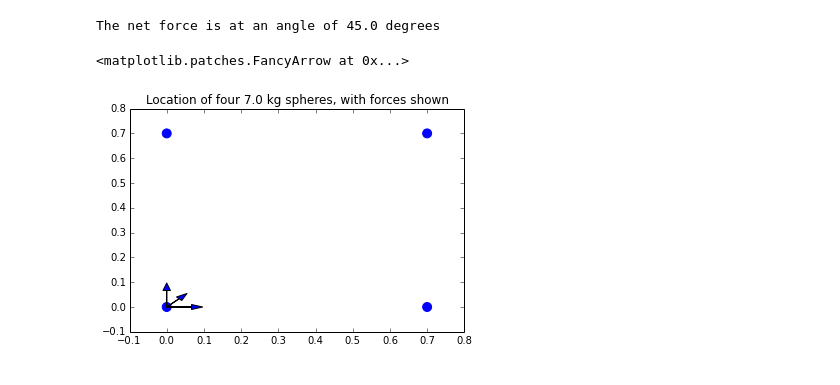
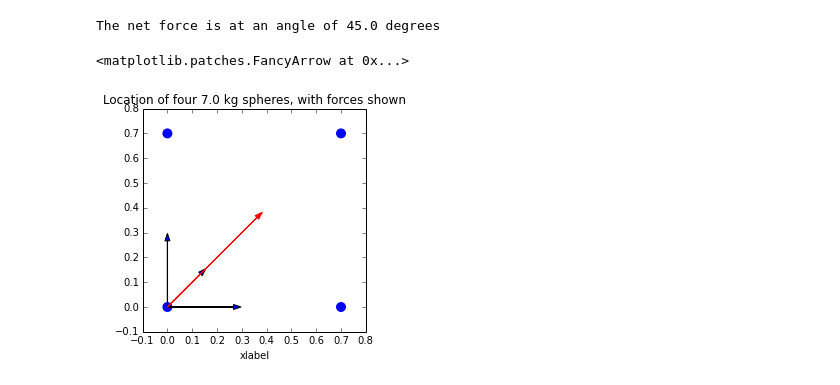
Before and after one commit to andy-esch/ipynb_classroom, a Jupyter notebook: PS 5d.ipynb, the cells around one changed output. Saved outputs shown, nothing was run; the diff lists cells and outputs as text; code cells hidden in the pictures.

Commit message:
Added total fol force to prob 3

```diff
--- a/PS 5d.ipynb
+++ b/PS 5d.ipynb
@@ -170,11 +170,17 @@ print "The net force is at an angle of %0.1f degrees" % angle
 # %% [output]
 The net force is at an angle of 45.0 degrees
 # %%
-plt.scatter(x,y,color='blue',s=80)
+fig = plt.figure()
+ax = fig.add_subplot(111)
+ax.set_xlabel('xlabel')
+ax.set_aspect('equal')
+ax.scatter(x,y,color='blue',s=80)
 plt.title("Location of four 7.0 kg spheres, with forces shown")
-plt.arrow(x[0],y[0],Fg(0,1)*2.0e7,0)
-plt.arrow(x[0],y[0],Fg(0,2)*2.0e7,Fg(0,2)*2.0e7)
-plt.arrow(x[0],y[0],0,Fg(0,3)*1.0e7)
+fs = 4.0e7 # scale forces for plot
+ax.arrow(x[0],y[0],Fg(0,1)*fs,0)
+ax.arrow(x[0],y[0],Fg(0,2)*fs,Fg(0,2)*fs)
+ax.arrow(x[0],y[0],0,Fg(0,3)*fs)
+ax.arrow(x[0],y[0],Ftotal[0]*fs,Ftotal[1]*fs,color='red')
 # %% [output]
 <matplotlib.patches.FancyArrow at 0x...>
-[figure, old version]
+[figure, new version]
```
